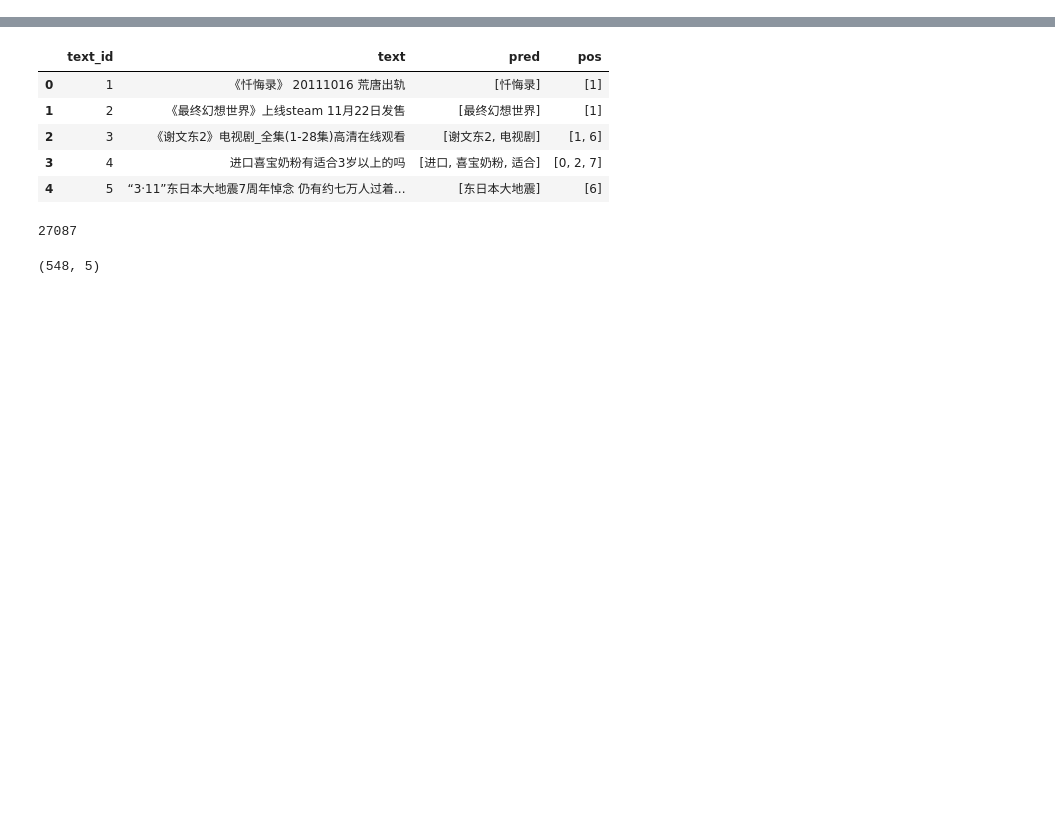
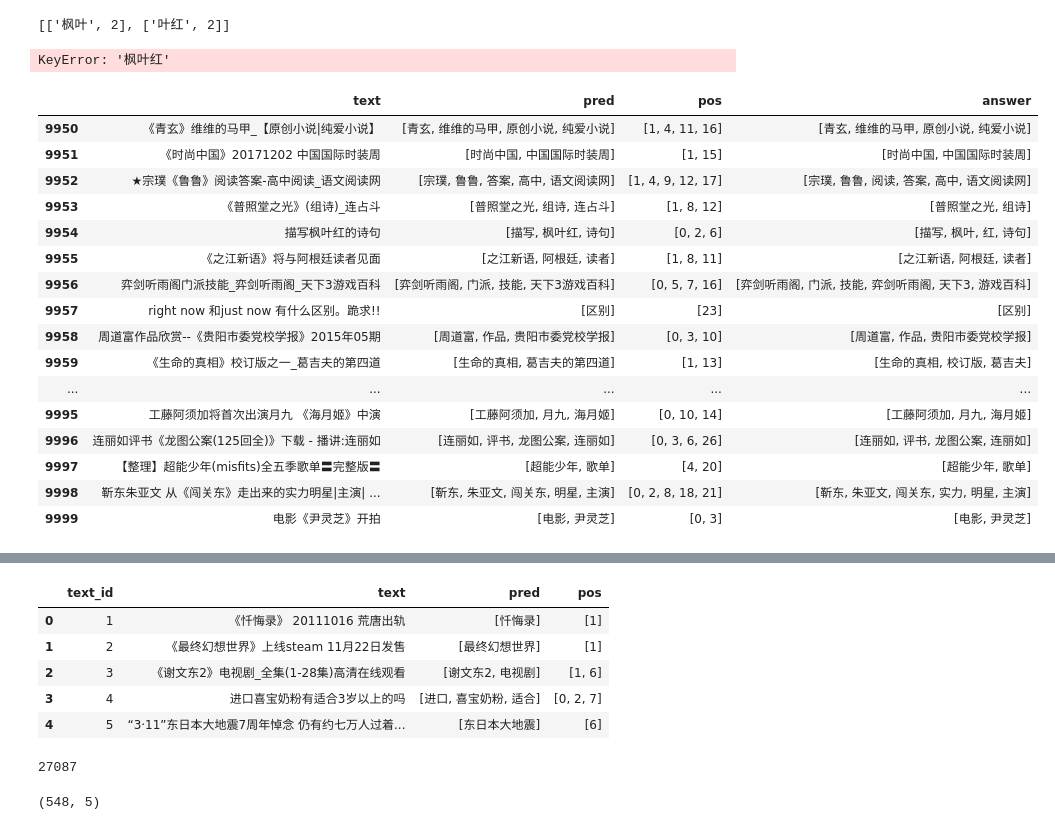
Before and after one commit to zhusleep/entity_link_bilstm_crf, a Jupyter notebook: 消岐.ipynb, the cells around one changed output, grey strips where cells are left out. Saved outputs shown, nothing was run; the diff lists cells and outputs as text; code cells hidden in the pictures; blank space fills up the shorter version.

```diff
--- a/消岐.ipynb
+++ b/消岐.ipynb
@@ -25,9 +83,3 @@ ner_result.head()
-# %%
-# 戴安楠ner
-ner_result = pd.read_csv('result/el_dev_result.csv',sep='\t')
-ner_result['offset'] = ner_result['offset'].apply(lambda x:eval(x.lower()))
-ner_result['mention'] = ner_result['mention'].apply(lambda x:eval(x.lower()))
-ner_result = ner_result.rename(columns={'mention':'pred','offset':'pos'})
 # %%
 # 原生ner
 train_data = []
@@ -47,0 +91,9 @@ ner_result.head()
+# %%
+m_list = []
+for item in originla_train_data:
+    temp = []
+    for m in item['mention_data']:
+        temp.append(m['mention'])
+    m_list.append(temp)
+# %%
+ner_result['answer'] = m_list
@@ -47,0 +213,29 @@ ner_result.head()
+# %%
+long_word
+# %% [output]
+[['枫叶', 2], ['叶红', 2]]
+# %%
+for i in name_id['枫叶红']:
+    print(kb[i])
+# %% [output]
+KeyError: '枫叶红'
+# %%
+ner_result.tail(50)
+# %% [output]
+|  | text | pred | pos | answer |
+| 9950 | 《青玄》维维的马甲_【原创小说|纯爱小说】 | [青玄, 维维的马甲, 原创小说, 纯爱小说] | [1, 4, 11, 16] | [青玄, 维维的马甲, 原创小说, 纯爱小说] |
+| 9951 | 《时尚中国》20171202 中国国际时装周 | [时尚中国, 中国国际时装周] | [1, 15] | [时尚中国, 中国国际时装周] |
+| 9952 | ★宗璞《鲁鲁》阅读答案-高中阅读_语文阅读网 | [宗璞, 鲁鲁, 答案, 高中, 语文阅读网] | [1, 4, 9, 12, 17] | [宗璞, 鲁鲁, 阅读, 答案, 高中, 语文阅读网] |
+| 9953 | 《普照堂之光》(组诗)_连占斗 | [普照堂之光, 组诗, 连占斗] | [1, 8, 12] | [普照堂之光, 组诗] |
+| 9954 | 描写枫叶红的诗句 | [描写, 枫叶红, 诗句] | [0, 2, 6] | [描写, 枫叶, 红, 诗句] |
+| 9955 | 《之江新语》将与阿根廷读者见面 | [之江新语, 阿根廷, 读者] | [1, 8, 11] | [之江新语, 阿根廷, 读者] |
+| 9956 | 弈剑听雨阁门派技能_弈剑听雨阁_天下3游戏百科 | [弈剑听雨阁, 门派, 技能, 天下3游戏百科] | [0, 5, 7, 16] | [弈剑听雨阁, 门派, 技能, 弈剑听雨阁, 天下3, 游戏百科] |
+| 9957 | right now 和just now 有什么区别。跪求!! | [区别] | [23] | [区别] |
+| 9958 | 周道富作品欣赏--《贵阳市委党校学报》2015年05期 | [周道富, 作品, 贵阳市委党校学报] | [0, 3, 10] | [周道富, 作品, 贵阳市委党校学报] |
+| 9959 | 《生命的真相》校订版之一_葛吉夫的第四道 | [生命的真相, 葛吉夫的第四道] | [1, 13] | [生命的真相, 校订版, 葛吉夫] |
+| ... | ... | ... | ... | ... |
+| 9995 | 工藤阿须加将首次出演月九 《海月姬》中演 | [工藤阿须加, 月九, 海月姬] | [0, 10, 14] | [工藤阿须加, 月九, 海月姬] |
+| 9996 | 连丽如评书《龙图公案(125回全)》下载 - 播讲:连丽如 | [连丽如, 评书, 龙图公案, 连丽如] | [0, 3, 6, 26] | [连丽如, 评书, 龙图公案, 连丽如] |
+| 9997 | 【整理】超能少年(misfits)全五季歌单〓完整版〓 | [超能少年, 歌单] | [4, 20] | [超能少年, 歌单] |
+| 9998 | 靳东朱亚文 从《闯关东》走出来的实力明星|主演| ... | [靳东, 朱亚文, 闯关东, 明星, 主演] | [0, 2, 8, 18, 21] | [靳东, 朱亚文, 闯关东, 实力, 明星, 主演] |
+| 9999 | 电影《尹灵芝》开拍 | [电影, 尹灵芝] | [0, 3] | [电影, 尹灵芝] |
```
Also changed, not shown: parts of 19 cells of this notebook, 35 other files.
